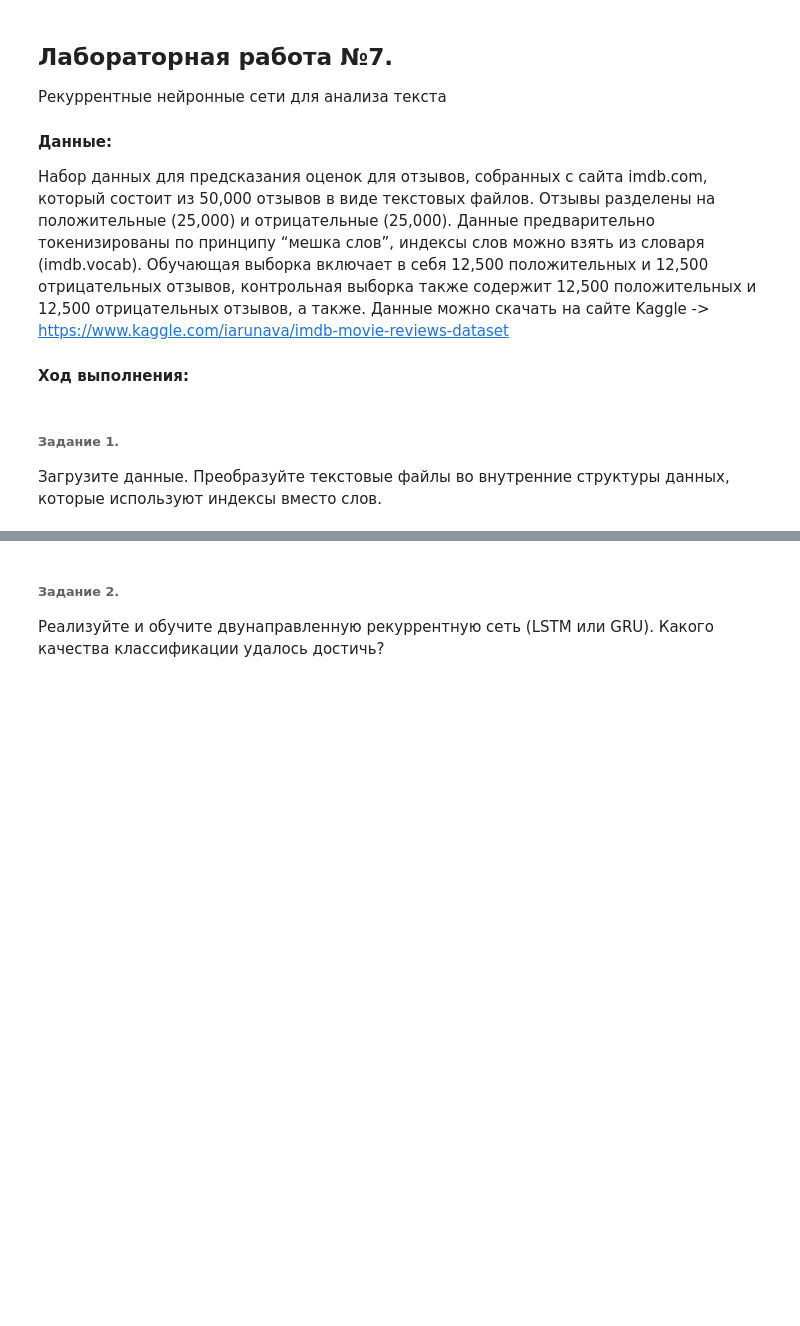
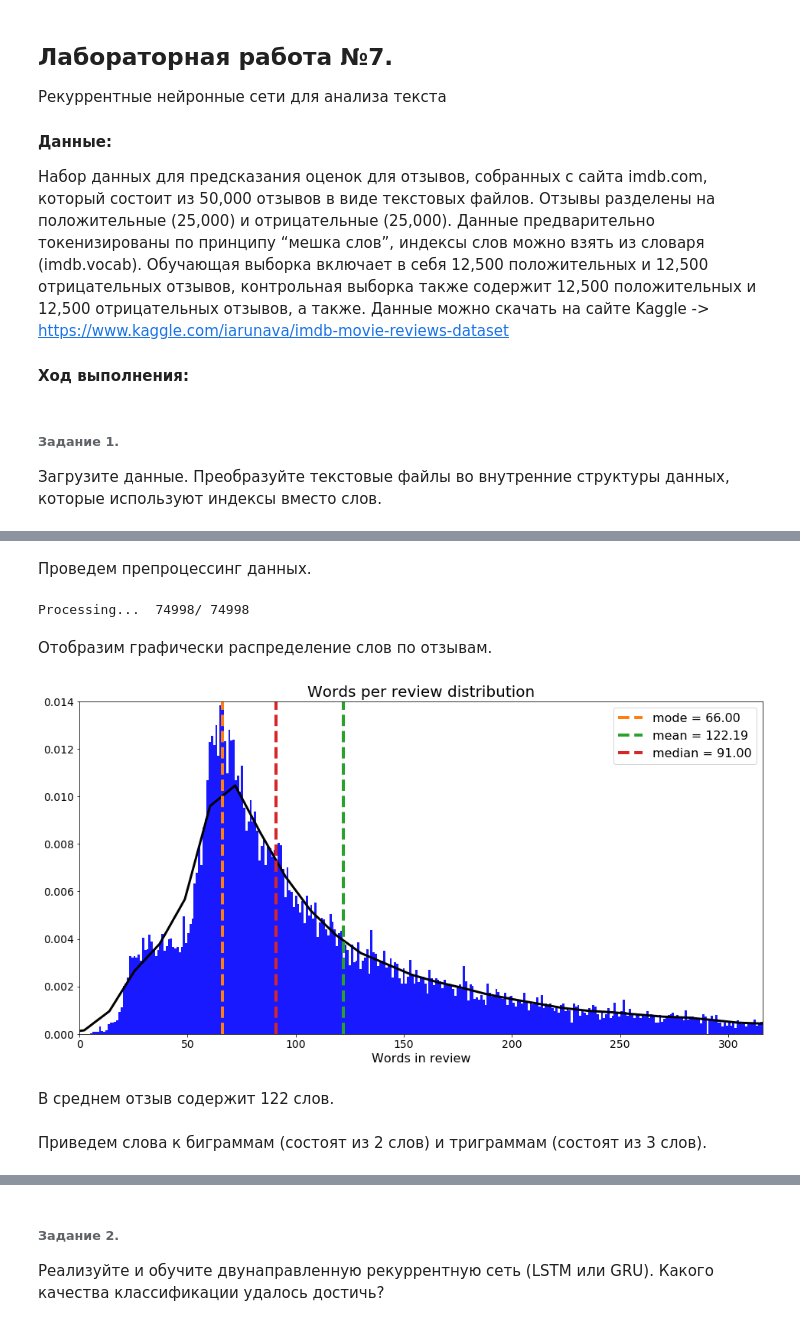
Before and after one commit to dmitrypintusov/deep-learning, a Jupyter notebook: by/bsuir/pintusov/labs/lab7/lab7.ipynb, the cells around one changed output, grey strips where cells are left out. Cells and saved outputs as stored; diff of their text form; code cells hidden in the pictures; blank space fills up the shorter version.

```diff
--- a/by/bsuir/pintusov/labs/lab7/lab7.ipynb
+++ b/by/bsuir/pintusov/labs/lab7/lab7.ipynb
@@ -52,0 +46,9 @@ b'Skipping line 43043: expected 2 fields, saw 3\n'
+# %%
+import numpy as np
+
+datasets = [train_data, unlabeled_data]
+
+all_reviews = np.array([], dtype=str)
+for dataset in datasets:
+    all_reviews = np.concatenate((all_reviews, dataset.review), axis=0)
+print('Total number of reviews:', len(all_reviews))
@@ -53,17 +57,4 @@ b'Skipping line 43043: expected 2 fields, saw 3\n'
 # %%
-import numpy as np
-
-datasets = [train_data, additional_data, submission_data, unlabeled_data]
-
-all_reviews = np.array([], dtype=str)
-for dataset in datasets:
-    all_reviews = np.concatenate((all_reviews, dataset.review), axis=0)
-print('Total number of reviews:', len(all_reviews))
-
-train_data = pd.concat((train_data, additional_data[additional_data.sentiment != -1]),
-                       axis=0, ignore_index=True)
-train_data.info()
-
 plt.hist(train_data[train_data.sentiment == 1].sentiment, bins=2, color='green', label='Positive')
 plt.hist(train_data[train_data.sentiment == 0].sentiment, bins=2, color='blue', label='Negative')
 plt.title('Classes distribution in the train data', fontsize=LARGE_SIZE)
@@ -167,0 +107,9 @@ Processing... 149998/149998
+# %% [markdown]
+Проведем препроцессинг данных.
+# %%
+all_reviews = np.array(list(map(lambda x: preprocess(x, len(all_reviews)), all_reviews)))
+counter = 0
+# %% [output]
+Processing...  74998/ 74998
+# %% [markdown]
+Отобразим графически распределение слов по отзывам.
@@ -167,0 +124,20 @@ Processing... 149998/149998
+# %%
+fig, ax = plt.subplots()
+sb.distplot(train_data['review_lenght'], bins=train_data['review_lenght'].max(),hist_kws={"alpha": 0.9, "color": "blue"}, ax=ax,kde_kws={"color": "black", 'linewidth': 3})
+ax.set_xlim(left=0, right=np.percentile(train_data['review_lenght'], 95))
+ax.set_xlabel('Words in review')
+ymax = 0.014
+plt.ylim(0, ymax)
+ax.plot([mode, mode], [0, ymax], '--', label=f'mode = {mode:.2f}', linewidth=4)
+ax.plot([mean, mean], [0, ymax], '--', label=f'mean = {mean:.2f}', linewidth=4)
+ax.plot([median, median], [0, ymax], '--',
+        label=f'median = {median:.2f}', linewidth=4)
+ax.set_title('Words per review distribution', fontsize=20)
+plt.legend()
+plt.show()
+# %% [output]
+[figure, added]
+# %% [markdown]
+В среднем отзыв содержит 122 слов.
+# %% [markdown]
+Приведем слова к биграммам (состоят из 2 слов) и триграммам (состоят из 3 слов).
```
Also changed, not shown: parts of 35 cells of this notebook.
